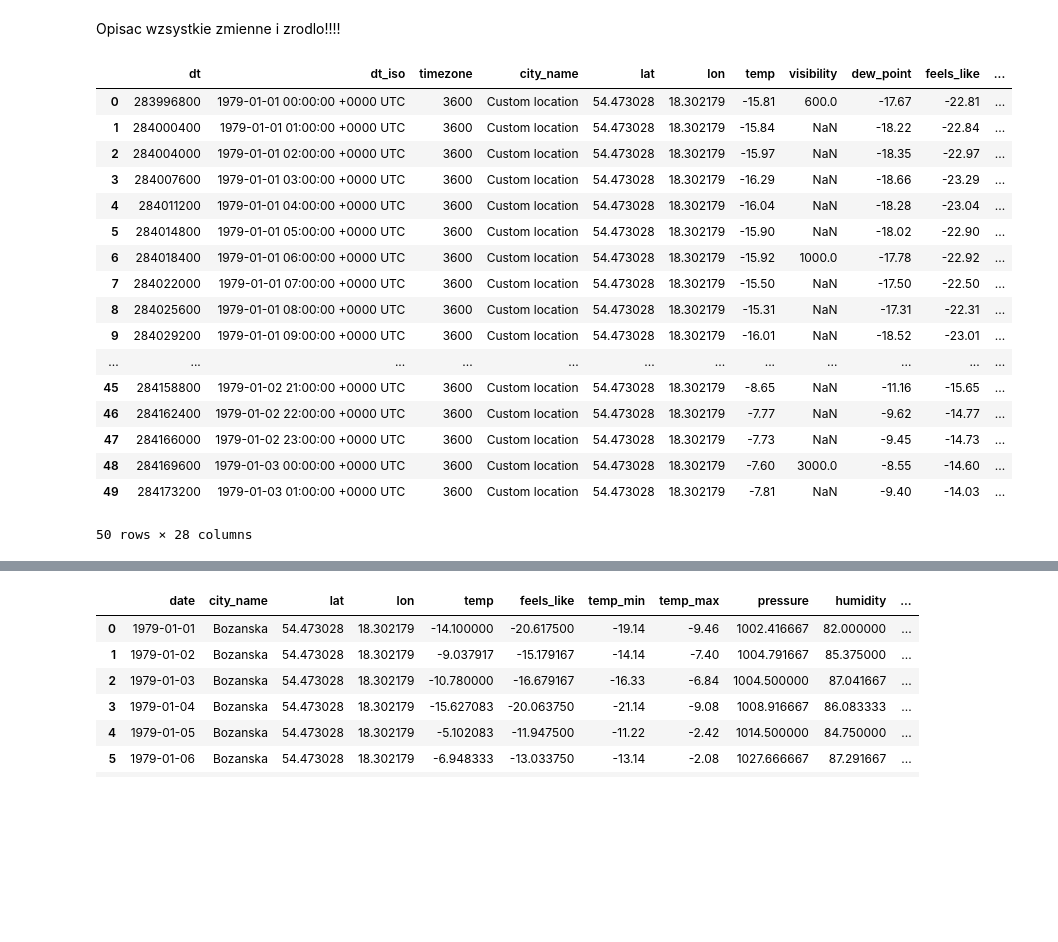
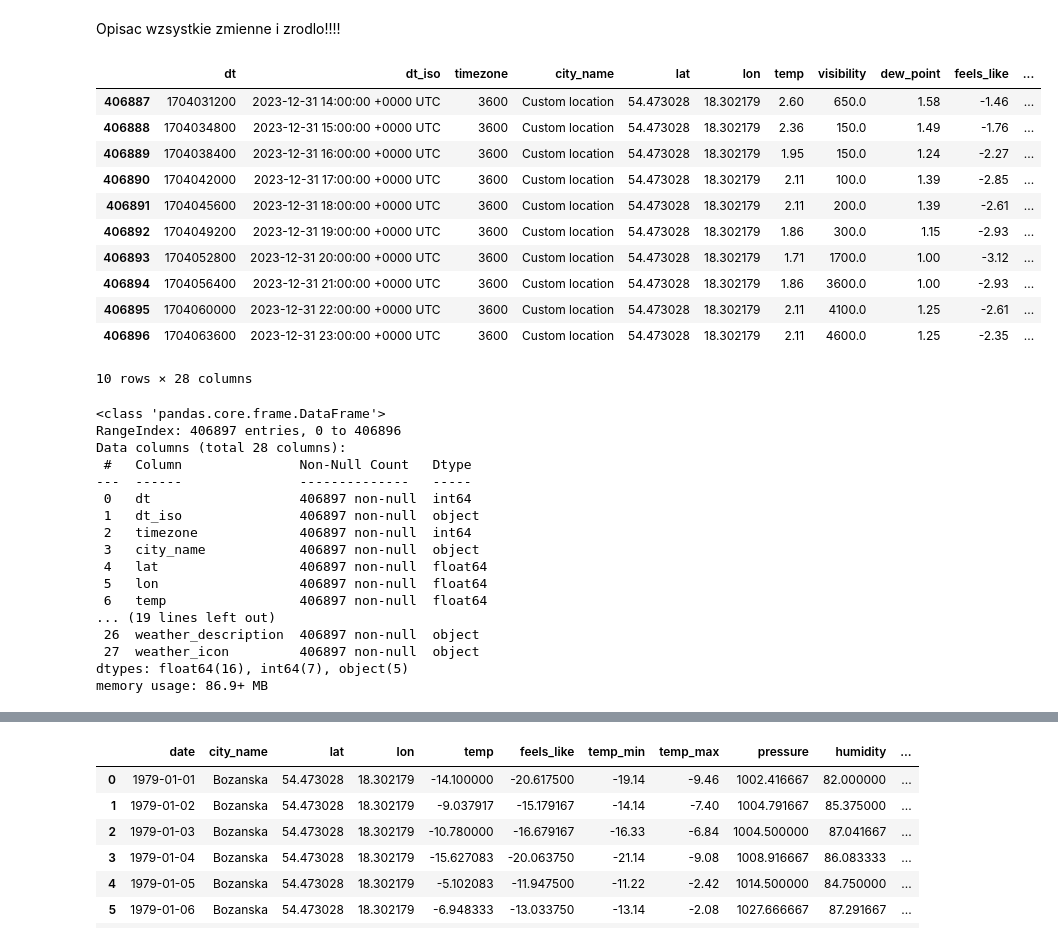
Before and after one commit to BartoszRP/MERITO_ML_Projekt_Fotowoltaika_2024, a Jupyter notebook: 1. Notebooks/01_pobieranie_i_przetwarzanie_danych.ipynb, the cells around one changed output, grey strips where cells are left out. Cells and saved outputs as stored; diff of their text form; code cells hidden in the pictures; blank space fills up the shorter version.

```diff
--- a/1. Notebooks/01_pobieranie_i_przetwarzanie_danych.ipynb
+++ b/1. Notebooks/01_pobieranie_i_przetwarzanie_danych.ipynb
@@ -5,23 +40,38 @@ Opisac wzsystkie zmienne i zrodlo!!!!
 # %%
 df_weather = pd.read_csv("../2. Data/raw/Bozanska_Bulk.csv")
 # %%
-df_weather.head(50)
+df_weather.tail(10)
 # %% [output]
 |  | dt | dt_iso | timezone | city_name | lat | lon | temp | visibility | dew_point | feels_like | ... |
-| 0 | 283996800 | 1979-01-01 00:00:00 +0000 UTC | 3600 | Custom location | 54.473028 | 18.302179 | -15.81 | 600.0 | -17.67 | -22.81 | ... |
-| 1 | 284000400 | 1979-01-01 01:00:00 +0000 UTC | 3600 | Custom location | 54.473028 | 18.302179 | -15.84 | NaN | -18.22 | -22.84 | ... |
-| 2 | 284004000 | 1979-01-01 02:00:00 +0000 UTC | 3600 | Custom location | 54.473028 | 18.302179 | -15.97 | NaN | -18.35 | -22.97 | ... |
-| 3 | 284007600 | 1979-01-01 03:00:00 +0000 UTC | 3600 | Custom location | 54.473028 | 18.302179 | -16.29 | NaN | -18.66 | -23.29 | ... |
-| 4 | 284011200 | 1979-01-01 04:00:00 +0000 UTC | 3600 | Custom location | 54.473028 | 18.302179 | -16.04 | NaN | -18.28 | -23.04 | ... |
-| 5 | 284014800 | 1979-01-01 05:00:00 +0000 UTC | 3600 | Custom location | 54.473028 | 18.302179 | -15.90 | NaN | -18.02 | -22.90 | ... |
-| 6 | 284018400 | 1979-01-01 06:00:00 +0000 UTC | 3600 | Custom location | 54.473028 | 18.302179 | -15.92 | 1000.0 | -17.78 | -22.92 | ... |
-| 7 | 284022000 | 1979-01-01 07:00:00 +0000 UTC | 3600 | Custom location | 54.473028 | 18.302179 | -15.50 | NaN | -17.50 | -22.50 | ... |
-| 8 | 284025600 | 1979-01-01 08:00:00 +0000 UTC | 3600 | Custom location | 54.473028 | 18.302179 | -15.31 | NaN | -17.31 | -22.31 | ... |
-| 9 | 284029200 | 1979-01-01 09:00:00 +0000 UTC | 3600 | Custom location | 54.473028 | 18.302179 | -16.01 | NaN | -18.52 | -23.01 | ... |
-| ... | ... | ... | ... | ... | ... | ... | ... | ... | ... | ... | ... |
-| 45 | 284158800 | 1979-01-02 21:00:00 +0000 UTC | 3600 | Custom location | 54.473028 | 18.302179 | -8.65 | NaN | -11.16 | -15.65 | ... |
-| 46 | 284162400 | 1979-01-02 22:00:00 +0000 UTC | 3600 | Custom location | 54.473028 | 18.302179 | -7.77 | NaN | -9.62 | -14.77 | ... |
-| 47 | 284166000 | 1979-01-02 23:00:00 +0000 UTC | 3600 | Custom location | 54.473028 | 18.302179 | -7.73 | NaN | -9.45 | -14.73 | ... |
-| 48 | 284169600 | 1979-01-03 00:00:00 +0000 UTC | 3600 | Custom location | 54.473028 | 18.302179 | -7.60 | 3000.0 | -8.55 | -14.60 | ... |
-| 49 | 284173200 | 1979-01-03 01:00:00 +0000 UTC | 3600 | Custom location | 54.473028 | 18.302179 | -7.81 | NaN | -9.40 | -14.03 | ... |
+| 406887 | 1704031200 | 2023-12-31 14:00:00 +0000 UTC | 3600 | Custom location | 54.473028 | 18.302179 | 2.60 | 650.0 | 1.58 | -1.46 | ... |
+| 406888 | 1704034800 | 2023-12-31 15:00:00 +0000 UTC | 3600 | Custom location | 54.473028 | 18.302179 | 2.36 | 150.0 | 1.49 | -1.76 | ... |
+| 406889 | 1704038400 | 2023-12-31 16:00:00 +0000 UTC | 3600 | Custom location | 54.473028 | 18.302179 | 1.95 | 150.0 | 1.24 | -2.27 | ... |
+| 406890 | 1704042000 | 2023-12-31 17:00:00 +0000 UTC | 3600 | Custom location | 54.473028 | 18.302179 | 2.11 | 100.0 | 1.39 | -2.85 | ... |
+| 406891 | 1704045600 | 2023-12-31 18:00:00 +0000 UTC | 3600 | Custom location | 54.473028 | 18.302179 | 2.11 | 200.0 | 1.39 | -2.61 | ... |
+| 406892 | 1704049200 | 2023-12-31 19:00:00 +0000 UTC | 3600 | Custom location | 54.473028 | 18.302179 | 1.86 | 300.0 | 1.15 | -2.93 | ... |
+| 406893 | 1704052800 | 2023-12-31 20:00:00 +0000 UTC | 3600 | Custom location | 54.473028 | 18.302179 | 1.71 | 1700.0 | 1.00 | -3.12 | ... |
+| 406894 | 1704056400 | 2023-12-31 21:00:00 +0000 UTC | 3600 | Custom location | 54.473028 | 18.302179 | 1.86 | 3600.0 | 1.00 | -2.93 | ... |
+| 406895 | 1704060000 | 2023-12-31 22:00:00 +0000 UTC | 3600 | Custom location | 54.473028 | 18.302179 | 2.11 | 4100.0 | 1.25 | -2.61 | ... |
+| 406896 | 1704063600 | 2023-12-31 23:00:00 +0000 UTC | 3600 | Custom location | 54.473028 | 18.302179 | 2.11 | 4600.0 | 1.25 | -2.35 | ... |
-50 rows × 28 columns
+10 rows × 28 columns
+# %%
+#Spradzenie ogolnych informacji na temat danych.
+df_weather.info()
+# %% [output]
+<class 'pandas.core.frame.DataFrame'>
+RangeIndex: 406897 entries, 0 to 406896
+Data columns (total 28 columns):
+ #   Column               Non-Null Count   Dtype
+---  ------               --------------   -----
+ 0   dt                   406897 non-null  int64
+ 1   dt_iso               406897 non-null  object
+ 2   timezone             406897 non-null  int64
+ 3   city_name            406897 non-null  object
+ 4   lat                  406897 non-null  float64
+ 5   lon                  406897 non-null  float64
+ 6   temp                 406897 non-null  float64
+... (19 lines left out)
+ 26  weather_description  406897 non-null  object
+ 27  weather_icon         406897 non-null  object
+dtypes: float64(16), int64(7), object(5)
+memory usage: 86.9+ MB
```
Also changed, not shown: parts of 13 cells of this notebook, 1 other file.
